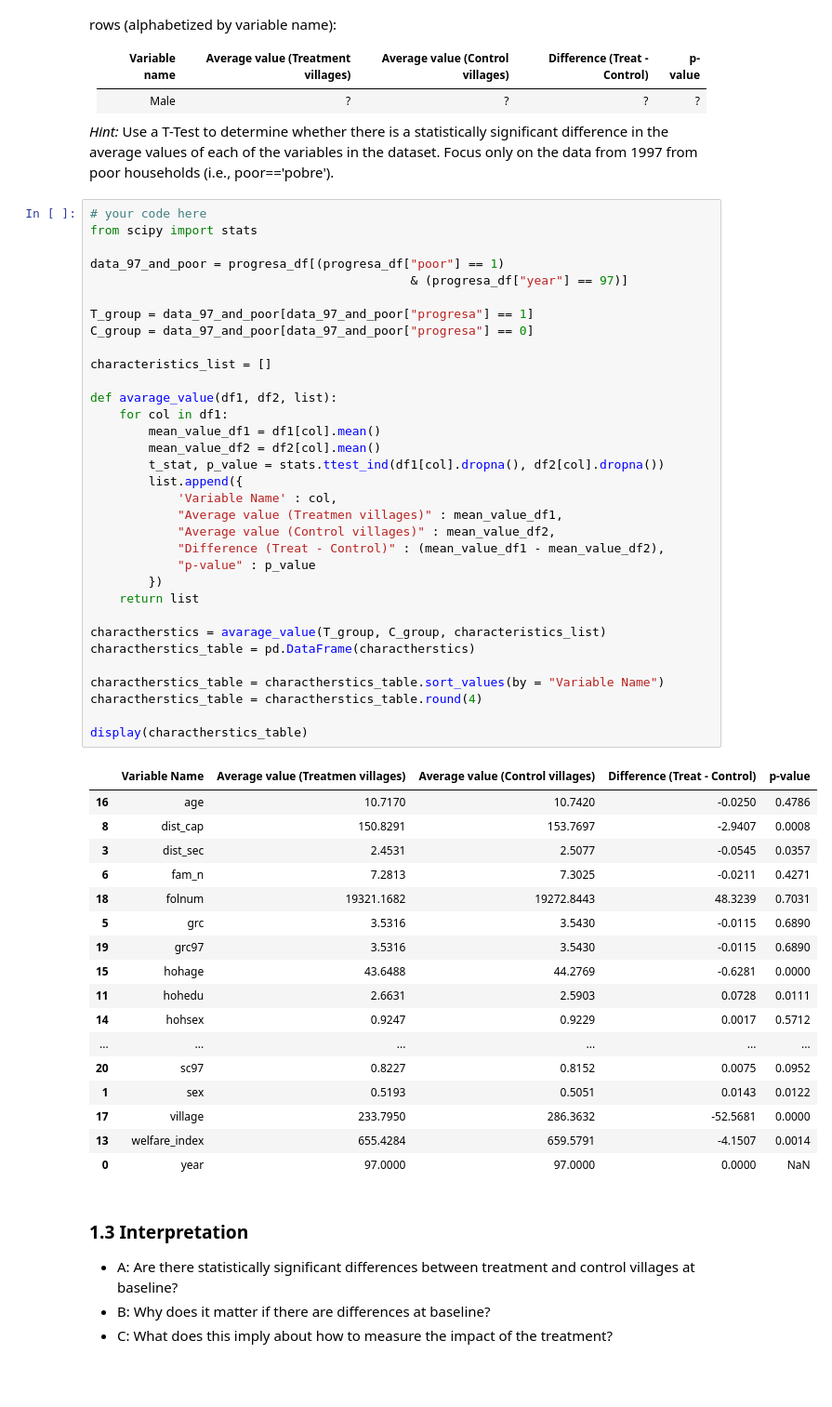
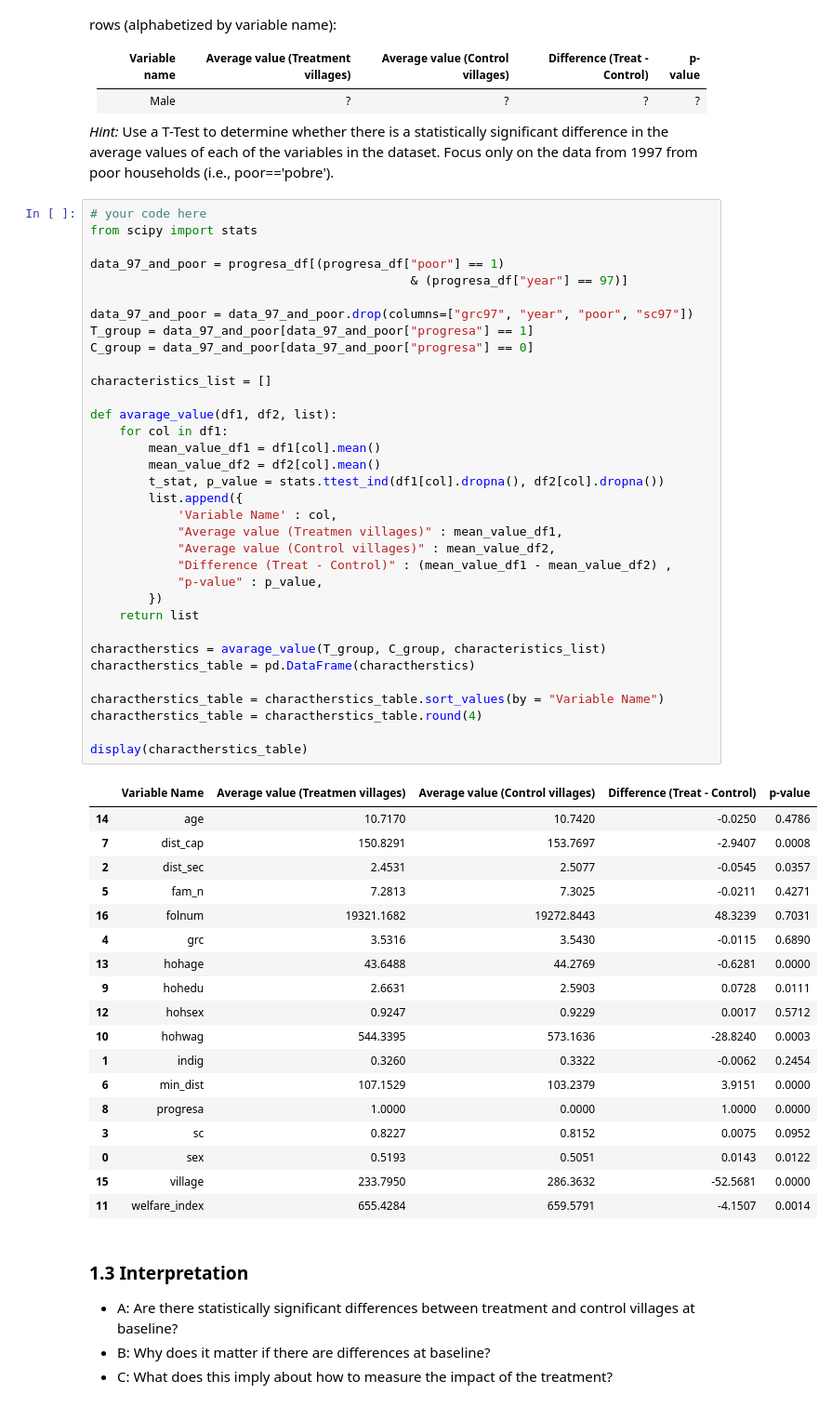
Before and after one commit to Larshle/applied-machine-learning, a Jupyter notebook: Problem-sets/ps2/LEOPOLD_LARS-PS2.ipynb, the cells around one changed output. Shown: that part at 93% size. Cells and saved outputs as stored; diff of their text form; blank space fills up the shorter version.

```diff
--- a/Problem-sets/ps2/LEOPOLD_LARS-PS2.ipynb
+++ b/Problem-sets/ps2/LEOPOLD_LARS-PS2.ipynb
@@ -137,51 +133,53 @@ from scipy import stats
 
 data_97_and_poor = progresa_df[(progresa_df["poor"] == 1)
                                             & (progresa_df["year"] == 97)]
 
+data_97_and_poor = data_97_and_poor.drop(columns=["grc97", "year", "poor", "sc97"])
 T_group = data_97_and_poor[data_97_and_poor["progresa"] == 1]
 C_group = data_97_and_poor[data_97_and_poor["progresa"] == 0]
 
 characteristics_list = []
 
 def avarage_value(df1, df2, list):
     for col in df1:
         mean_value_df1 = df1[col].mean()
         mean_value_df2 = df2[col].mean()
         t_stat, p_value = stats.ttest_ind(df1[col].dropna(), df2[col].dropna())
         list.append({
             'Variable Name' : col,
             "Average value (Treatmen villages)" : mean_value_df1,
             "Average value (Control villages)" : mean_value_df2,
-            "Difference (Treat - Control)" : (mean_value_df1 - mean_value_df2),
-            "p-value" : p_value
+            "Difference (Treat - Control)" : (mean_value_df1 - mean_value_df2) ,
+            "p-value" : p_value,
         })
     return list
 
 charactherstics = avarage_value(T_group, C_group, characteristics_list)
 charactherstics_table = pd.DataFrame(charactherstics)
 
 charactherstics_table = charactherstics_table.sort_values(by = "Variable Name")
 charactherstics_table = charactherstics_table.round(4)
 
 display(charactherstics_table)
 # %% [output]
 |  | Variable Name | Average value (Treatmen villages) | Average value (Control villages) | Difference (Treat - Control) | p-value |
-| 16 | age | 10.7170 | 10.7420 | -0.0250 | 0.4786 |
-| 8 | dist_cap | 150.8291 | 153.7697 | -2.9407 | 0.0008 |
-| 3 | dist_sec | 2.4531 | 2.5077 | -0.0545 | 0.0357 |
-| 6 | fam_n | 7.2813 | 7.3025 | -0.0211 | 0.4271 |
-| 18 | folnum | 19321.1682 | 19272.8443 | 48.3239 | 0.7031 |
-| 5 | grc | 3.5316 | 3.5430 | -0.0115 | 0.6890 |
-| 19 | grc97 | 3.5316 | 3.5430 | -0.0115 | 0.6890 |
-| 15 | hohage | 43.6488 | 44.2769 | -0.6281 | 0.0000 |
-| 11 | hohedu | 2.6631 | 2.5903 | 0.0728 | 0.0111 |
-| 14 | hohsex | 0.9247 | 0.9229 | 0.0017 | 0.5712 |
-| ... | ... | ... | ... | ... | ... |
-| 20 | sc97 | 0.8227 | 0.8152 | 0.0075 | 0.0952 |
-| 1 | sex | 0.5193 | 0.5051 | 0.0143 | 0.0122 |
-| 17 | village | 233.7950 | 286.3632 | -52.5681 | 0.0000 |
-| 13 | welfare_index | 655.4284 | 659.5791 | -4.1507 | 0.0014 |
-| 0 | year | 97.0000 | 97.0000 | 0.0000 | NaN |
+| 14 | age | 10.7170 | 10.7420 | -0.0250 | 0.4786 |
+| 7 | dist_cap | 150.8291 | 153.7697 | -2.9407 | 0.0008 |
+| 2 | dist_sec | 2.4531 | 2.5077 | -0.0545 | 0.0357 |
+| 5 | fam_n | 7.2813 | 7.3025 | -0.0211 | 0.4271 |
+| 16 | folnum | 19321.1682 | 19272.8443 | 48.3239 | 0.7031 |
+| 4 | grc | 3.5316 | 3.5430 | -0.0115 | 0.6890 |
+| 13 | hohage | 43.6488 | 44.2769 | -0.6281 | 0.0000 |
+| 9 | hohedu | 2.6631 | 2.5903 | 0.0728 | 0.0111 |
+| 12 | hohsex | 0.9247 | 0.9229 | 0.0017 | 0.5712 |
+| 10 | hohwag | 544.3395 | 573.1636 | -28.8240 | 0.0003 |
+| 1 | indig | 0.3260 | 0.3322 | -0.0062 | 0.2454 |
+| 6 | min_dist | 107.1529 | 103.2379 | 3.9151 | 0.0000 |
+| 8 | progresa | 1.0000 | 0.0000 | 1.0000 | 0.0000 |
+| 3 | sc | 0.8227 | 0.8152 | 0.0075 | 0.0952 |
+| 0 | sex | 0.5193 | 0.5051 | 0.0143 | 0.0122 |
+| 15 | village | 233.7950 | 286.3632 | -52.5681 | 0.0000 |
+| 11 | welfare_index | 655.4284 | 659.5791 | -4.1507 | 0.0014 |
 # %% [markdown]
 ### 1.3 Interpretation
 
```
Also changed, not shown: parts of 5 cells of this notebook.
